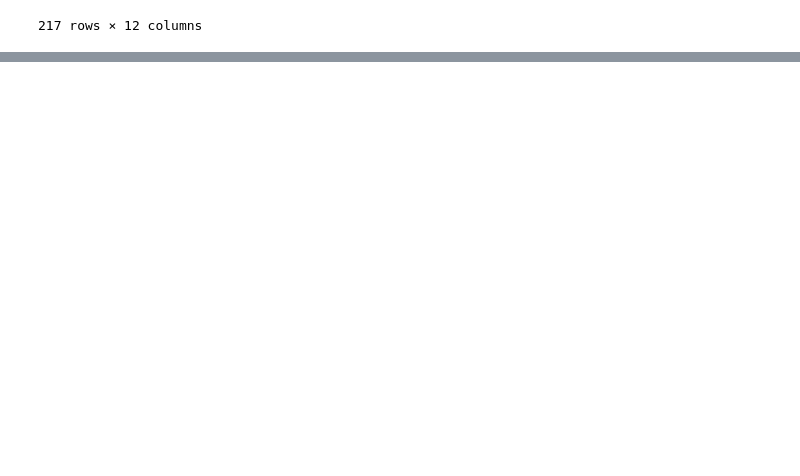
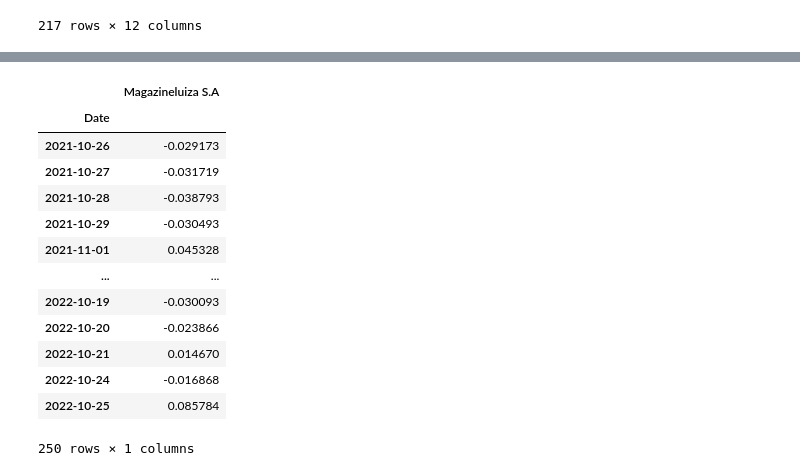
Before and after one commit to WallisonSantos/AppPy, a Jupyter notebook: aula_0.ipynb, the cells around one changed output, grey strips where cells are left out. Drawn from its saved outputs; the diff is of its cells as text; code cells hidden in the pictures; blank space fills up the shorter version.

```diff
--- a/aula_0.ipynb
+++ b/aula_0.ipynb
@@ -225,0 +269,4 @@ menor_que_35.head()
+# %%
+dados_fechamento.columns = ['Magazineluiza S.A']
+dados_fechamento.dropna()
+dados_fechamento
@@ -225,0 +315,18 @@ menor_que_35.head()
+# %%
+retorno_diario = dados_fechamento.pct_change().dropna()
+retorno_diario
+# %% [output]
+|  | Magazineluiza S.A |
+| Date |  |
+| 2021-10-26 | -0.029173 |
+| 2021-10-27 | -0.031719 |
+| 2021-10-28 | -0.038793 |
+| 2021-10-29 | -0.030493 |
+| 2021-11-01 | 0.045328 |
+| ... | ... |
+| 2022-10-19 | -0.030093 |
+| 2022-10-20 | -0.023866 |
+| 2022-10-21 | 0.014670 |
+| 2022-10-24 | -0.016868 |
+| 2022-10-25 | 0.085784 |
+250 rows × 1 columns
```
Also changed, not shown: parts of 8 cells of this notebook.
